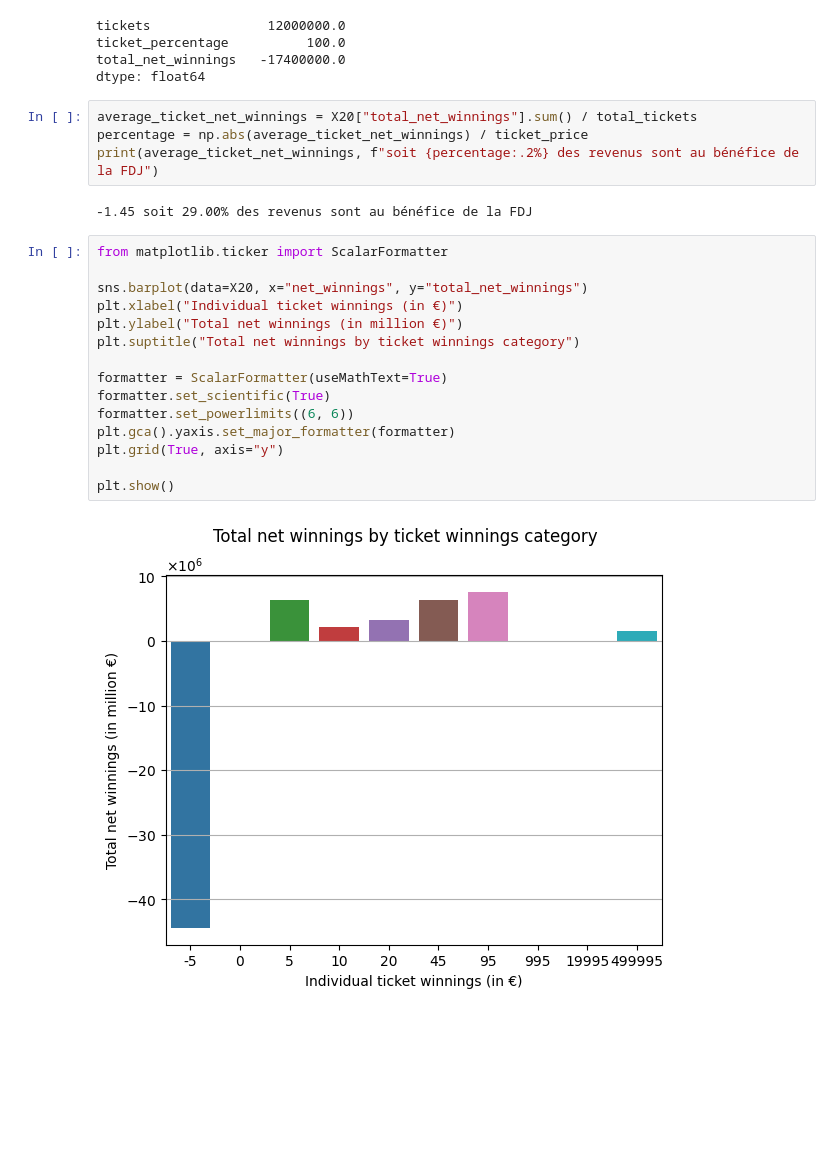
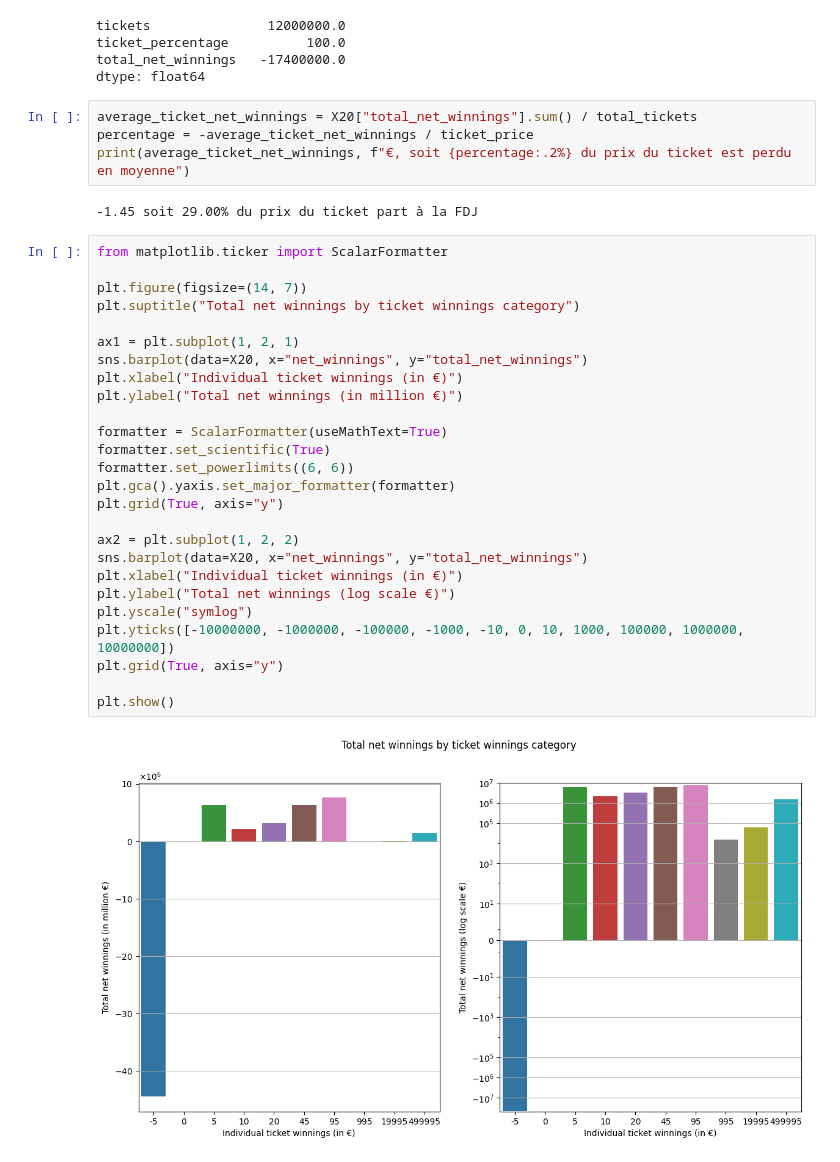
Before and after one commit to neural5torm/FDJ, a Jupyter notebook: X20.ipynb, the cells around one changed output. Drawn from its saved outputs; the diff is of its cells as text; blank space fills up the shorter version.

```diff
--- a/X20.ipynb
+++ b/X20.ipynb
@@ -99,24 +99,35 @@ total_net_winnings   -17400000.0
 dtype: float64
 # %%
 average_ticket_net_winnings = X20["total_net_winnings"].sum() / total_tickets
-percentage = np.abs(average_ticket_net_winnings) / ticket_price
-print(average_ticket_net_winnings, f"soit {percentage:.2%} des revenus sont au bénéfice de la FDJ")
+percentage = -average_ticket_net_winnings / ticket_price
+print(average_ticket_net_winnings, f"€, soit {percentage:.2%} du prix du ticket est perdu en moyenne")
 # %% [output]
--1.45 soit 29.00% des revenus sont au bénéfice de la FDJ
+-1.45 soit 29.00% du prix du ticket part à la FDJ
 # %%
 from matplotlib.ticker import ScalarFormatter
 
+plt.figure(figsize=(14, 7))
+plt.suptitle("Total net winnings by ticket winnings category")
+
+ax1 = plt.subplot(1, 2, 1)
 sns.barplot(data=X20, x="net_winnings", y="total_net_winnings")
 plt.xlabel("Individual ticket winnings (in €)")
 plt.ylabel("Total net winnings (in million €)")
-plt.suptitle("Total net winnings by ticket winnings category")
 
 formatter = ScalarFormatter(useMathText=True)
 formatter.set_scientific(True)
 formatter.set_powerlimits((6, 6))
 plt.gca().yaxis.set_major_formatter(formatter)
 plt.grid(True, axis="y")
 
+ax2 = plt.subplot(1, 2, 2)
+sns.barplot(data=X20, x="net_winnings", y="total_net_winnings")
+plt.xlabel("Individual ticket winnings (in €)")
+plt.ylabel("Total net winnings (log scale €)")
+plt.yscale("symlog")
+plt.yticks([-10000000, -1000000, -100000, -1000, -10, 0, 10, 1000, 100000, 1000000, 10000000])
+plt.grid(True, axis="y")
+
 plt.show()
 # %% [output]
-[figure, old version]
+[figure, new version]
```
Also changed, not shown: 3 other files.
